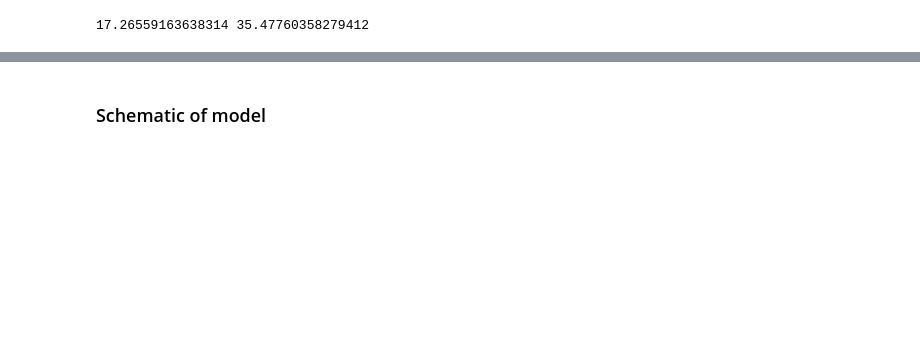
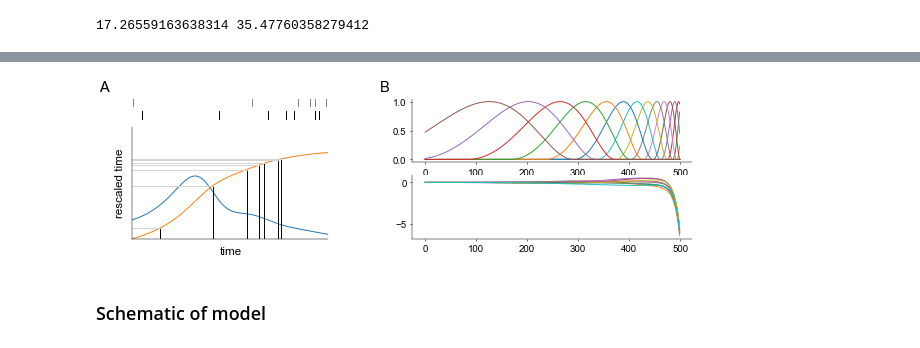
Before and after one commit to davindicode/nonparametric-nonrenewal-process, a Jupyter notebook: scripts/plots/plots.ipynb, the cells around one changed output, grey strips where cells are left out. Saved outputs shown, nothing was run; the diff lists cells and outputs as text; code cells hidden in the pictures; blank space fills up the shorter version.

```diff
--- a/scripts/plots/plots.ipynb
+++ b/scripts/plots/plots.ipynb
@@ -107,3 +87,82 @@ plt.show()
+# %%
+fig = plt.figure(figsize=(8, 2))
+fig.text(-0.05, 1.05, 'A', fontsize=15, ha='center')
+fig.text(0.45, 1.05, 'B', fontsize=15, ha='center')
+
+
+### rate rescaling ###
+widths = [1]
+heights = [1, 1]
+spec = fig.add_gridspec(ncols=len(widths), nrows=len(heights), width_ratios=widths,
+                        height_ratios=heights, top=1.0, bottom=0.85,
+                        left=0.0, right=0.35, hspace=0.4)
+
+ax = fig.add_subplot(spec[1, 0])
+for st in spike_times:
+    ax.plot(np.ones(2)*st, [0, 1], c='k')
+ax.axis('off')
+ax.set_ylim([0, 1])
+ax.set_xlim([spike_times[0]-100, spike_times[-1]+100])
+
+ax = fig.add_subplot(spec[0, 0])
+for st in rspike_times:
+    ax.plot(np.ones(2)*st, [0, 1], c='gray')
+ax.axis('off')
+ax.set_ylim([0, 1])
+ax.set_xlim([rspike_times[0]-100, rspike_times[-1]+100])
+
+
+widths = [1]
+heights = [1]
+spec = fig.add_gridspec(ncols=len(widths), nrows=len(heights), width_ratios=widths,
+                        height_ratios=heights, top=0.8, bottom=0.0,
+                        left=0.0, right=0.35, wspace=0.1)
+
+ax = fig.add_subplot(spec[0, 0])
+
+ax.plot(time_t, rates_t)
+ax.plot(time_t, rtime_t)
+ax.set_xticks([])
+ax.set_yticks([])
+ax.set_xlabel('time')
+ax.set_ylabel('rescaled time')
+
+ax.set_xlim([time_t[0], time_t[-1]])
+ax.set_ylim([rtime_t[0], 1.3*rtime_t[-1]])
+for st, rst in zip(spike_times, rspike_times):
+    ax.plot(np.ones(2)*st*dt, [0., rtime_t[st]], c='k')
+    ax.plot([0., time_t[st]], np.ones(2)*rst*dt, c='lightgray')
+
+
+
+### filters ###
+widths = [1]
+heights = [1, 1]
+spec = fig.add_gridspec(ncols=len(widths), nrows=len(heights), width_ratios=widths,
+                        height_ratios=heights, top=1.0, bottom=0.0,
+                        left=0.5, right=1., wspace=0.1)
+
+ax = fig.add_subplot(spec[0, 0])
+
+filter_t = filters_dict["glm_filter"]
+t = np.arange(filter_t.shape[0])
+ax.plot(t, filter_t[:, :, 0])
+
+
+ax = fig.add_subplot(spec[1, 0])
+
+filter_t = filters_dict["gp_filter"]
+t = np.arange(filter_t.shape[1])
+
+tr = 2
+ax.plot(t, filter_t[:, :, 1, 0].T)
+
+
+
+plt.savefig('../saves/baselines.pdf')
+plt.show()
+# %% [output]
+[figure, added]
 # %% [markdown]
 ### Schematic of model
 # %%
```
Also changed, not shown: parts of 26 cells of this notebook, 5 other files.
